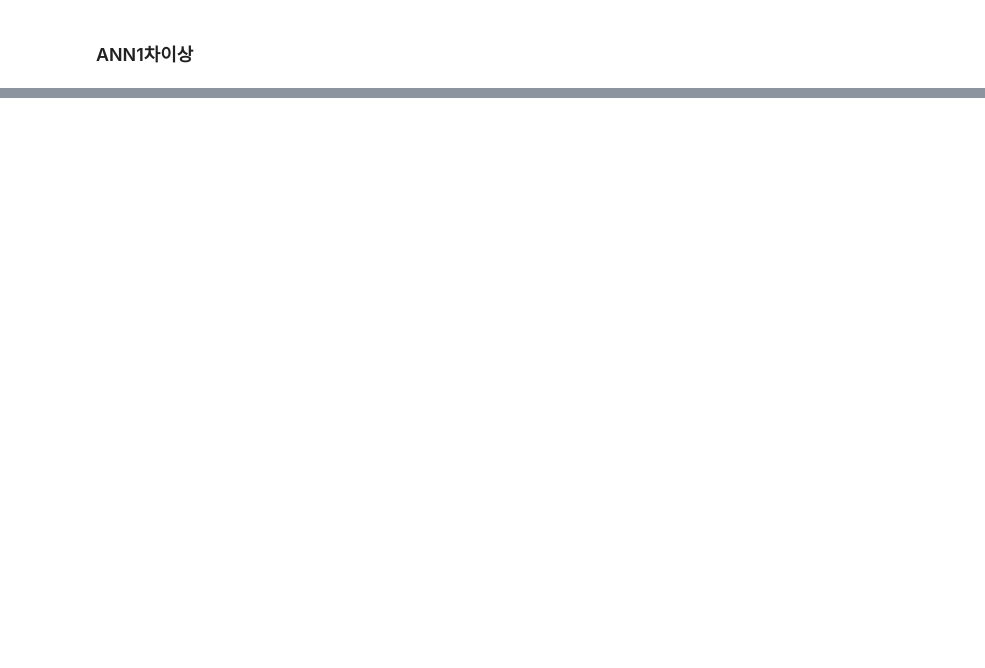
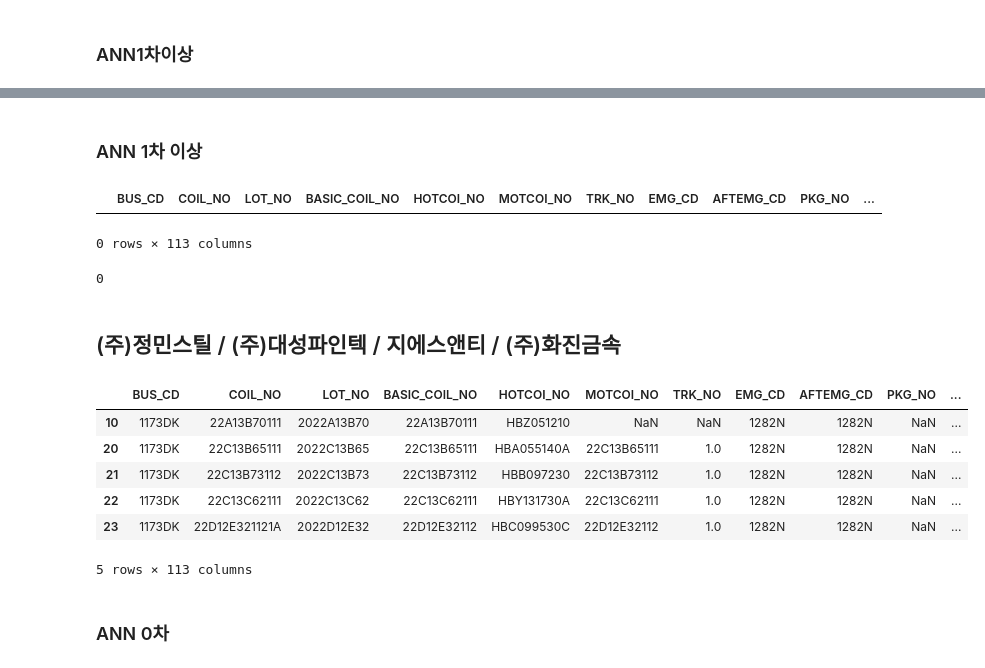
Before and after one commit to ppurify/DK, a Jupyter notebook: coil_sorting.ipynb, the cells around one changed output, grey strips where cells are left out. Saved outputs shown, nothing was run; the diff lists cells and outputs as text; code cells hidden in the pictures; blank space fills up the shorter version.

```diff
--- a/coil_sorting.ipynb
+++ b/coil_sorting.ipynb
@@ -91,0 +207,30 @@ iljin2_data[(iljin2_data["PNSPRC_CD"] == "AN11") | (iljin2_data["PNSPRC_CD"] ==
+# %% [markdown]
+### ANN 1차 이상
+# %%
+JMI_data_ANN1 = JMI_data[JMI_data["PNSPRC_CD"] != "AN10"]
+JMI_data_ANN1.head()
+# %% [output]
+|  | BUS_CD | COIL_NO | LOT_NO | BASIC_COIL_NO | HOTCOI_NO | MOTCOI_NO | TRK_NO | EMG_CD | AFTEMG_CD | PKG_NO | ... |
+0 rows × 113 columns
+# %%
+JMI_data_ANN1_size = len(JMI_data_ANN1)
+JMI_data_ANN1_size
+# %% [output]
+0
+# %% [markdown]
+## (주)정민스틸 / (주)대성파인텍 / 지에스앤티 / (주)화진금속
+# %%
+JM_DS_GS_HJ = np.array(["S55CM-S","SCM435M-S","SK5M-S"])
+# %%
+JM_DS_GS_HJ_data = data[(data["PRDSPC_ID"] == JM_DS_GS_HJ[0])| (data["PRDSPC_ID"] == JM_DS_GS_HJ[1]) | (data["PRDSPC_ID"] == JM_DS_GS_HJ[2]) ]
+JM_DS_GS_HJ_data.head()
+# %% [output]
+|  | BUS_CD | COIL_NO | LOT_NO | BASIC_COIL_NO | HOTCOI_NO | MOTCOI_NO | TRK_NO | EMG_CD | AFTEMG_CD | PKG_NO | ... |
+| 10 | 1173DK | 22A13B70111 | 2022A13B70 | 22A13B70111 | HBZ051210 | NaN | NaN | 1282N | 1282N | NaN | ... |
+| 20 | 1173DK | 22C13B65111 | 2022C13B65 | 22C13B65111 | HBA055140A | 22C13B65111 | 1.0 | 1282N | 1282N | NaN | ... |
+| 21 | 1173DK | 22C13B73112 | 2022C13B73 | 22C13B73112 | HBB097230 | 22C13B73112 | 1.0 | 1282N | 1282N | NaN | ... |
+| 22 | 1173DK | 22C13C62111 | 2022C13C62 | 22C13C62111 | HBY131730A | 22C13C62111 | 1.0 | 1282N | 1282N | NaN | ... |
+| 23 | 1173DK | 22D12E321121A | 2022D12E32 | 22D12E32112 | HBC099530C | 22D12E32112 | 1.0 | 1282N | 1282N | NaN | ... |
+5 rows × 113 columns
+# %% [markdown]
+### ANN 0차
```
Also changed, not shown: parts of 124 cells of this notebook.
